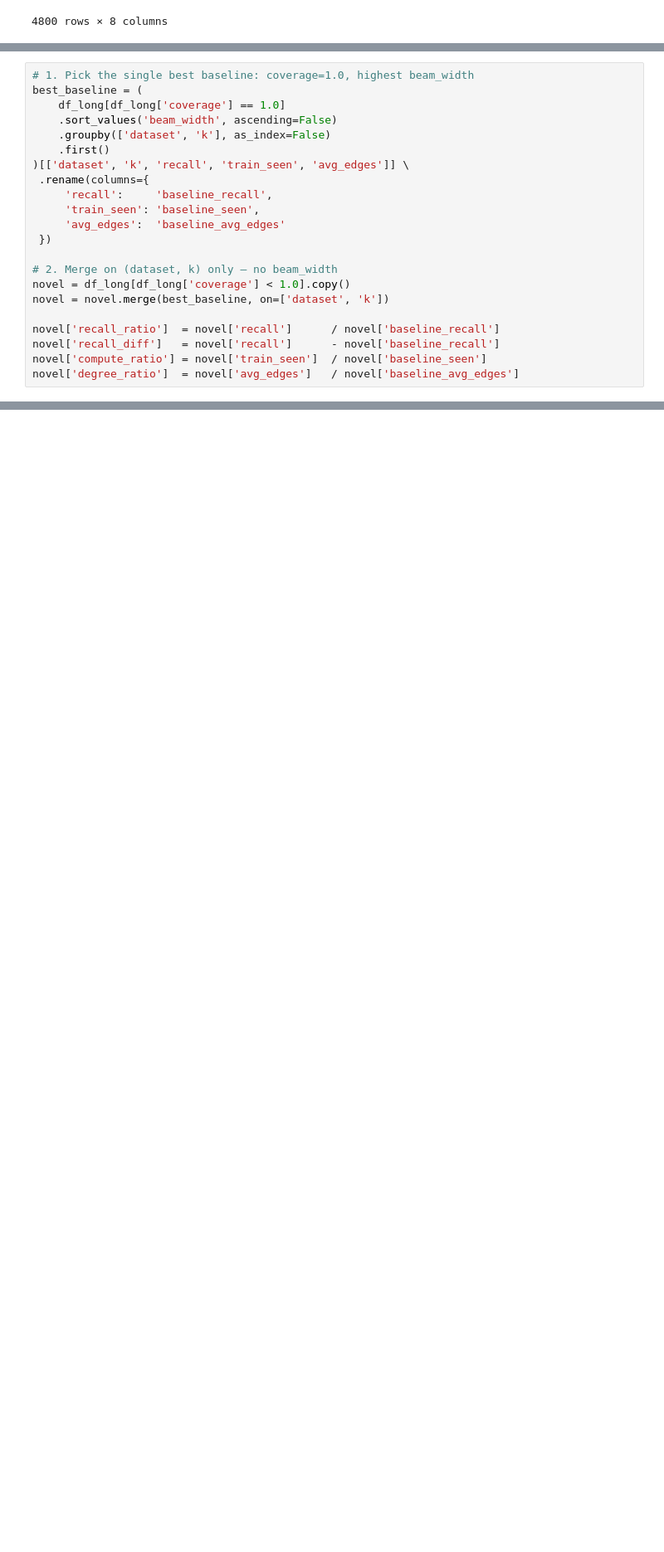
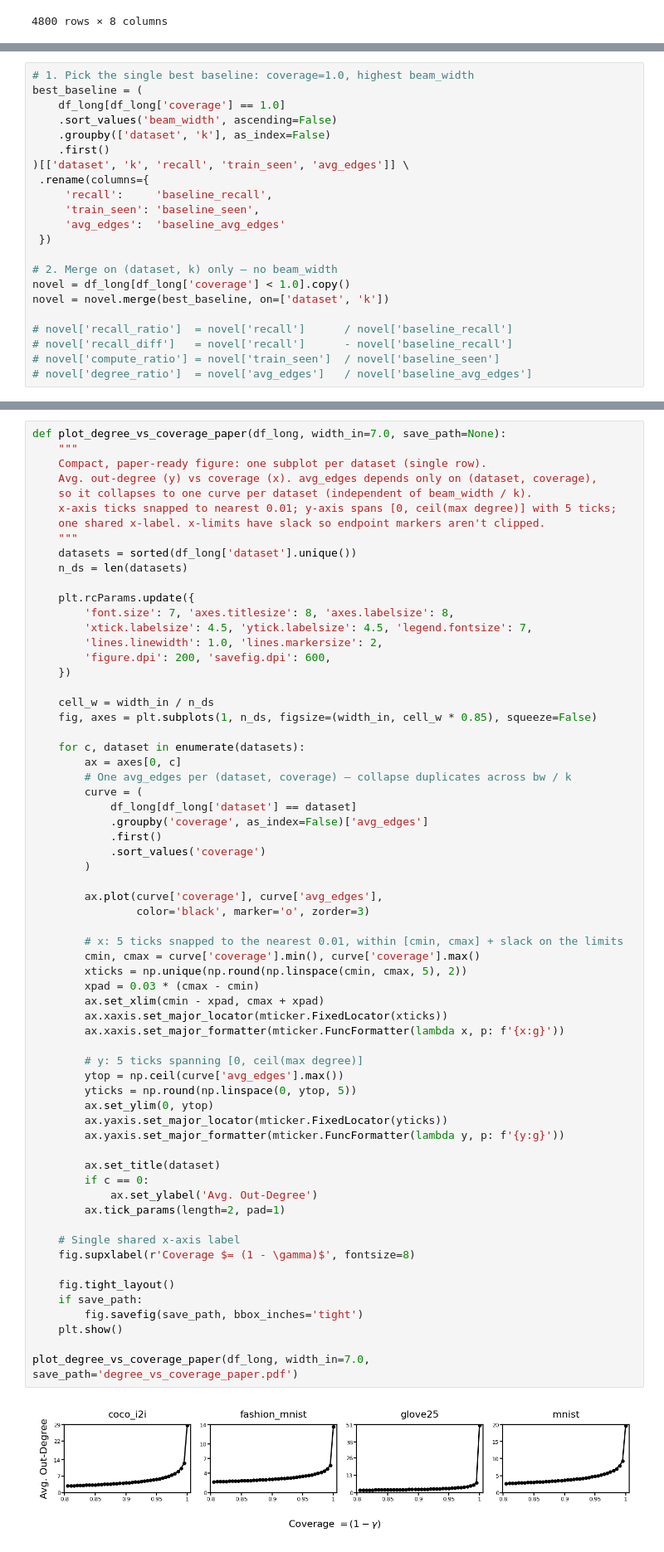
Before and after one commit to PratyushAvi/navigable-graphs, a Jupyter notebook: code/plots.ipynb, the cells around one changed output, grey strips where cells are left out. Shown at 83% size. Drawn from its saved outputs; the diff is of its cells as text; blank space fills up the shorter version.

```diff
--- a/code/plots.ipynb
+++ b/code/plots.ipynb
@@ -76,7 +76,7 @@ best_baseline = (
 novel = df_long[df_long['coverage'] < 1.0].copy()
 novel = novel.merge(best_baseline, on=['dataset', 'k'])
 
-novel['recall_ratio']  = novel['recall']      / novel['baseline_recall']
-novel['recall_diff']   = novel['recall']      - novel['baseline_recall']
-novel['compute_ratio'] = novel['train_seen']  / novel['baseline_seen']
-novel['degree_ratio']  = novel['avg_edges']   / novel['baseline_avg_edges']
+# novel['recall_ratio']  = novel['recall']      / novel['baseline_recall']
+# novel['recall_diff']   = novel['recall']      - novel['baseline_recall']
+# novel['compute_ratio'] = novel['train_seen']  / novel['baseline_seen']
+# novel['degree_ratio']  = novel['avg_edges']   / novel['baseline_avg_edges']
@@ -388,0 +557,66 @@ KeyboardInterrupt:
+# %%
+def plot_degree_vs_coverage_paper(df_long, width_in=7.0, save_path=None):
+    """
+    Compact, paper-ready figure: one subplot per dataset (single row).
+    Avg. out-degree (y) vs coverage (x). avg_edges depends only on (dataset, coverage),
+    so it collapses to one curve per dataset (independent of beam_width / k).
+    x-axis ticks snapped to nearest 0.01; y-axis spans [0, ceil(max degree)] with 5 ticks;
+    one shared x-label. x-limits have slack so endpoint markers aren't clipped.
+    """
+    datasets = sorted(df_long['dataset'].unique())
+    n_ds = len(datasets)
+
+    plt.rcParams.update({
+        'font.size': 7, 'axes.titlesize': 8, 'axes.labelsize': 8,
+        'xtick.labelsize': 4.5, 'ytick.labelsize': 4.5, 'legend.fontsize': 7,
+        'lines.linewidth': 1.0, 'lines.markersize': 2,
+        'figure.dpi': 200, 'savefig.dpi': 600,
+    })
+
+    cell_w = width_in / n_ds
+    fig, axes = plt.subplots(1, n_ds, figsize=(width_in, cell_w * 0.85), squeeze=False)
+
+    for c, dataset in enumerate(datasets):
+        ax = axes[0, c]
+        # One avg_edges per (dataset, coverage) — collapse duplicates across bw / k
+        curve = (
+            df_long[df_long['dataset'] == dataset]
+            .groupby('coverage', as_index=False)['avg_edges']
+            .first()
+            .sort_values('coverage')
+        )
+
+        ax.plot(curve['coverage'], curve['avg_edges'],
+                color='black', marker='o', zorder=3)
+
+        # x: 5 ticks snapped to the nearest 0.01, within [cmin, cmax] + slack on the limits
+        cmin, cmax = curve['coverage'].min(), curve['coverage'].max()
+        xticks = np.unique(np.round(np.linspace(cmin, cmax, 5), 2))
+        xpad = 0.03 * (cmax - cmin)
+        ax.set_xlim(cmin - xpad, cmax + xpad)
+        ax.xaxis.set_major_locator(mticker.FixedLocator(xticks))
+        ax.xaxis.set_major_formatter(mticker.FuncFormatter(lambda x, p: f'{x:g}'))
+
+        # y: 5 ticks spanning [0, ceil(max degree)]
+        ytop = np.ceil(curve['avg_edges'].max())
+        yticks = np.round(np.linspace(0, ytop, 5))
+        ax.set_ylim(0, ytop)
+        ax.yaxis.set_major_locator(mticker.FixedLocator(yticks))
+        ax.yaxis.set_major_formatter(mticker.FuncFormatter(lambda y, p: f'{y:g}'))
+
+        ax.set_title(dataset)
+        if c == 0:
+            ax.set_ylabel('Avg. Out-Degree')
+        ax.tick_params(length=2, pad=1)
+
+    # Single shared x-axis label
+    fig.supxlabel(r'Coverage $= (1 - \gamma)$', fontsize=8)
+
+    fig.tight_layout()
+    if save_path:
+        fig.savefig(save_path, bbox_inches='tight')
+    plt.show()
+
+plot_degree_vs_coverage_paper(df_long, width_in=7.0, save_path='degree_vs_coverage_paper.pdf')
+# %% [output]
+[figure, added]
```
Also changed, not shown: parts of 10 cells of this notebook, 2 other files.
